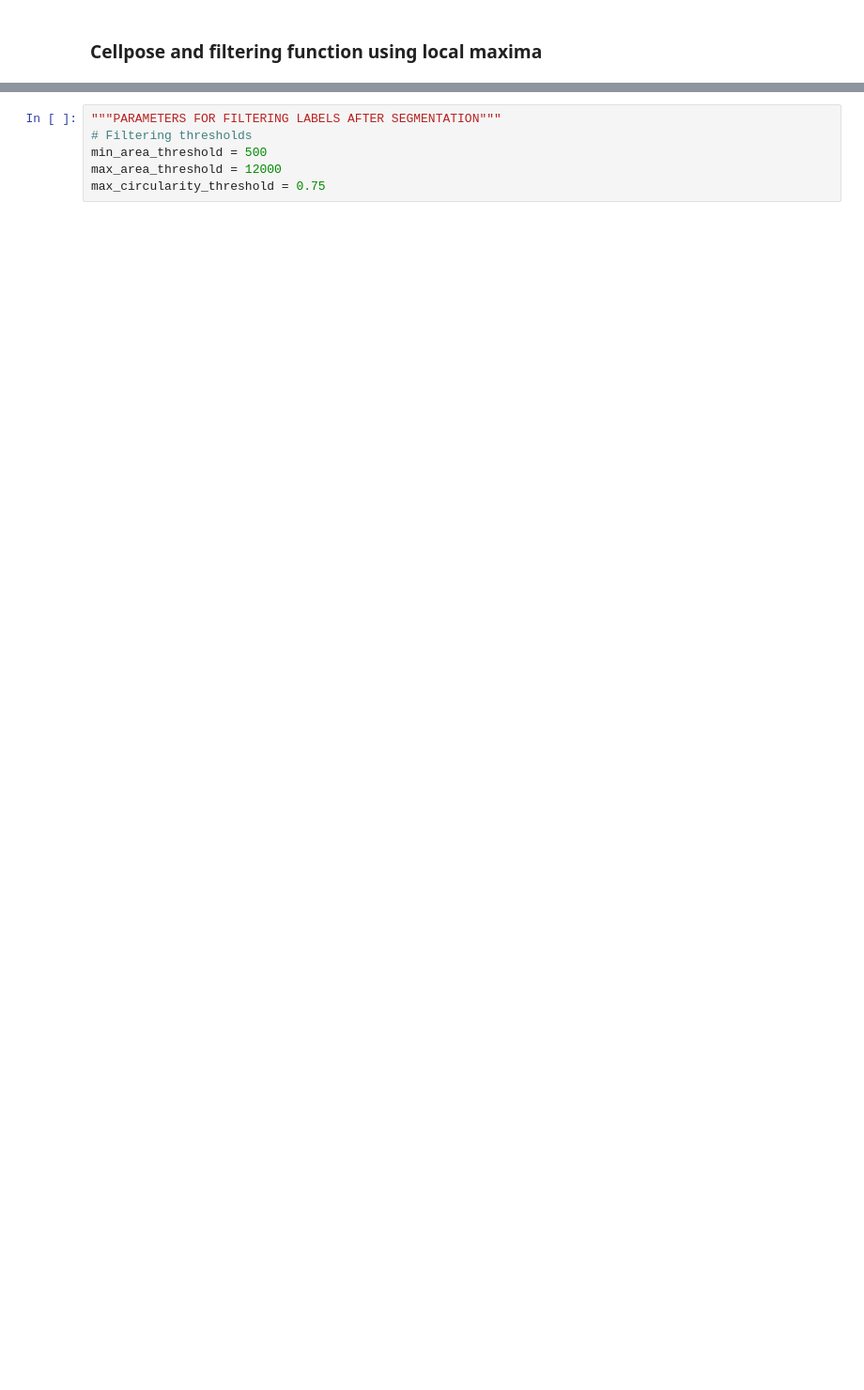
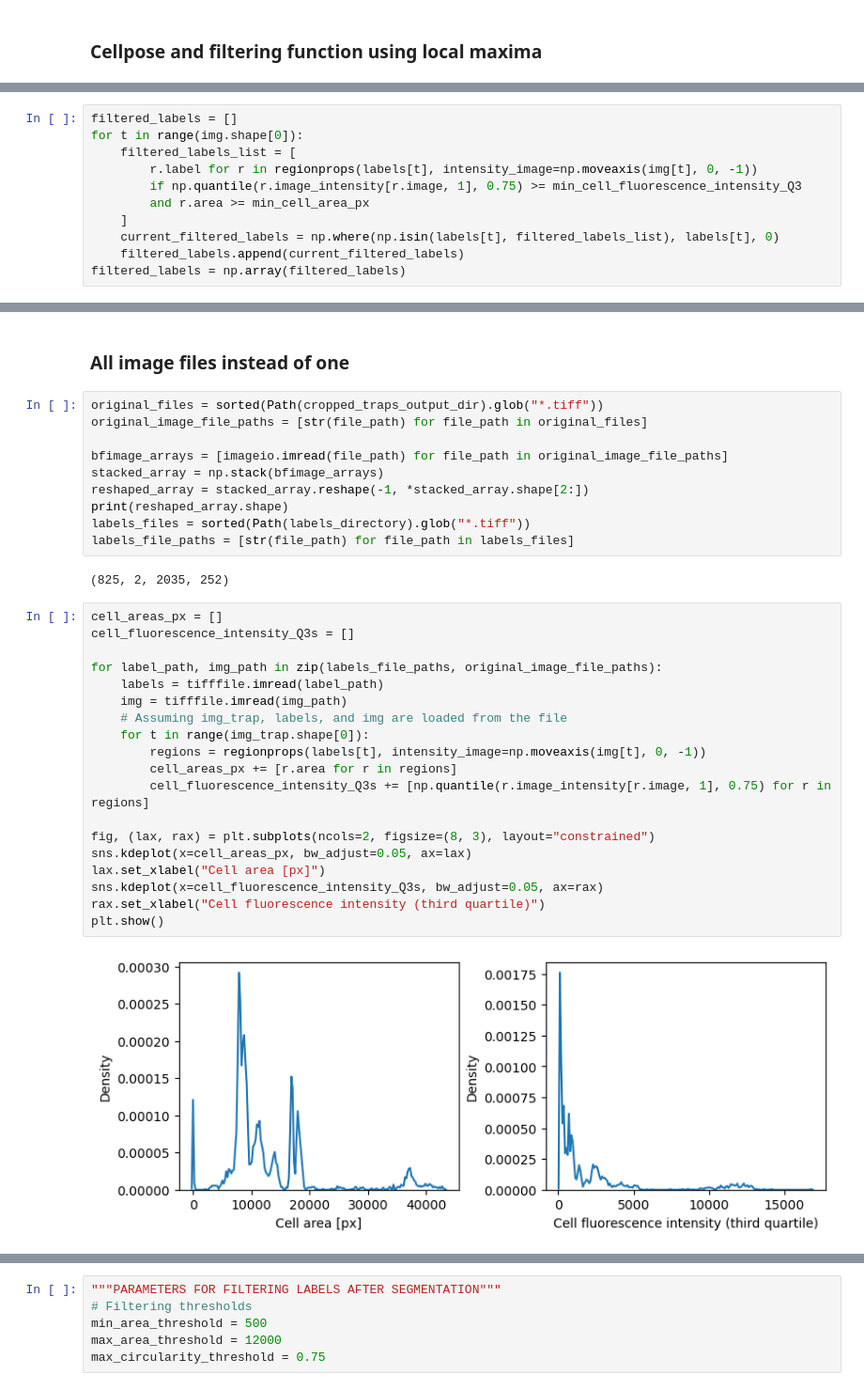
Before and after one commit to michaelkin1/Master_Thesis_Michael_Kinsella_Symbiodinium_Pipeline, a Jupyter notebook: MM_pipeline.ipynb, the cells around one changed output, grey strips where cells are left out. Shown at 94% size. Saved outputs shown, nothing was run; the diff lists cells and outputs as text; blank space fills up the shorter version.

```diff
--- a/MM_pipeline.ipynb
+++ b/MM_pipeline.ipynb
@@ -493,0 +438,11 @@ WARNING: QWindowsWindow::setGeometry: Unable to set geometry 1920x984+0+34 (fram
+# %%
+filtered_labels = []
+for t in range(img.shape[0]):
+    filtered_labels_list = [
+        r.label for r in regionprops(labels[t], intensity_image=np.moveaxis(img[t], 0, -1))
+        if np.quantile(r.image_intensity[r.image, 1], 0.75) >= min_cell_fluorescence_intensity_Q3
+        and r.area >= min_cell_area_px
+    ]
+    current_filtered_labels = np.where(np.isin(labels[t], filtered_labels_list), labels[t], 0)
+    filtered_labels.append(current_filtered_labels)
+filtered_labels = np.array(filtered_labels)
@@ -493,0 +463,35 @@ WARNING: QWindowsWindow::setGeometry: Unable to set geometry 1920x984+0+34 (fram
+# %% [markdown]
+### All image files instead of one
+# %%
+original_files = sorted(Path(cropped_traps_output_dir).glob("*.tiff"))
+original_image_file_paths = [str(file_path) for file_path in original_files]
+
+bfimage_arrays = [imageio.imread(file_path) for file_path in original_image_file_paths]
+stacked_array = np.stack(bfimage_arrays)
+reshaped_array = stacked_array.reshape(-1, *stacked_array.shape[2:])
+print(reshaped_array.shape)
+labels_files = sorted(Path(labels_directory).glob("*.tiff"))
+labels_file_paths = [str(file_path) for file_path in labels_files]
+# %% [output]
+(825, 2, 2035, 252)
+# %%
+cell_areas_px = []
+cell_fluorescence_intensity_Q3s = []
+
+for label_path, img_path in zip(labels_file_paths, original_image_file_paths):
+    labels = tifffile.imread(label_path)
+    img = tifffile.imread(img_path)
+    # Assuming img_trap, labels, and img are loaded from the file
+    for t in range(img_trap.shape[0]):
+        regions = regionprops(labels[t], intensity_image=np.moveaxis(img[t], 0, -1))
+        cell_areas_px += [r.area for r in regions]
+        cell_fluorescence_intensity_Q3s += [np.quantile(r.image_intensity[r.image, 1], 0.75) for r in regions]
+
+fig, (lax, rax) = plt.subplots(ncols=2, figsize=(8, 3), layout="constrained")
+sns.kdeplot(x=cell_areas_px, bw_adjust=0.05, ax=lax)
+lax.set_xlabel("Cell area [px]")
+sns.kdeplot(x=cell_fluorescence_intensity_Q3s, bw_adjust=0.05, ax=rax)
+rax.set_xlabel("Cell fluorescence intensity (third quartile)")
+plt.show()
+# %% [output]
+[figure, added]
```
Also changed, not shown: parts of 32 cells of this notebook.
